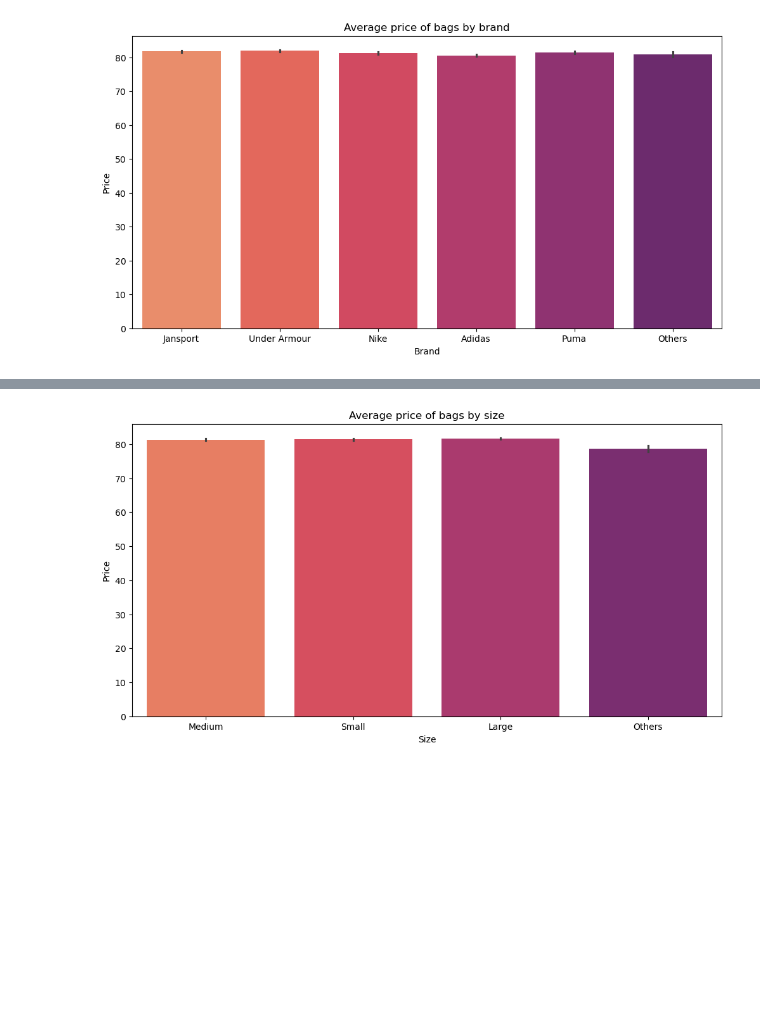
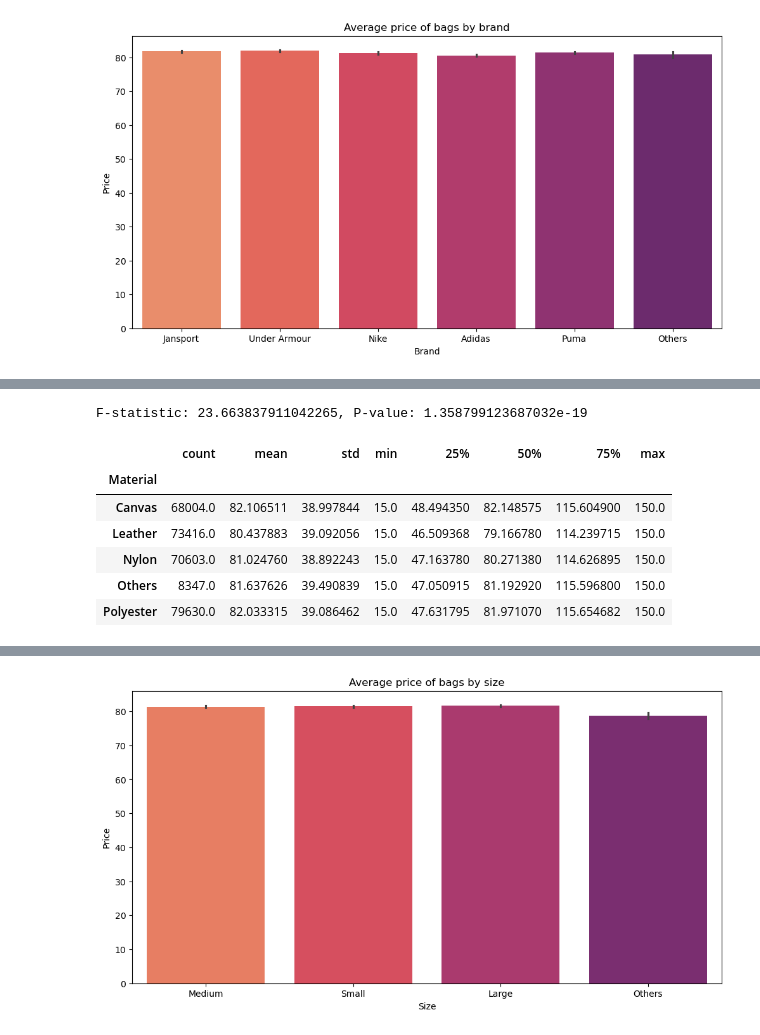
Before and after one commit to janejeshen/Backpack-Price-Prediction, a Jupyter notebook: student-bag-price-prediction.ipynb, the cells around one changed output, grey strips where cells are left out. Drawn from its saved outputs; the diff is of its cells as text; code cells hidden in the pictures; blank space fills up the shorter version.

```diff
--- a/student-bag-price-prediction.ipynb
+++ b/student-bag-price-prediction.ipynb
@@ -617,0 +721,25 @@ plt.show()
+# %%
+from scipy.stats import f_oneway
+
+# Get price values for each material
+canvas_prices = train[train["Material"] == "Canvas"]["Price"]
+leather_prices = train[train["Material"] == "Leather"]["Price"]
+nylon_prices = train[train["Material"] == "Nylon"]["Price"]
+others_prices = train[train["Material"] == "Others"]["Price"]
+polyester_prices = train[train["Material"] == "Polyester"]["Price"]
+
+# Perform one-way ANOVA test
+f_stat, p_value = f_oneway(canvas_prices, leather_prices, nylon_prices, others_prices, polyester_prices)
+print(f"F-statistic: {f_stat}, P-value: {p_value}")
+# %% [output]
+F-statistic: 23.663837911042265, P-value: 1.358799123687032e-19
+# %%
+train.groupby("Material")["Price"].describe()
+# %% [output]
+|  | count | mean | std | min | 25% | 50% | 75% | max |
+| Material |  |  |  |  |  |  |  |  |
+| Canvas | 68004.0 | 82.106511 | 38.997844 | 15.0 | 48.494350 | 82.148575 | 115.604900 | 150.0 |
+| Leather | 73416.0 | 80.437883 | 39.092056 | 15.0 | 46.509368 | 79.166780 | 114.239715 | 150.0 |
+| Nylon | 70603.0 | 81.024760 | 38.892243 | 15.0 | 47.163780 | 80.271380 | 114.626895 | 150.0 |
+| Others | 8347.0 | 81.637626 | 39.490839 | 15.0 | 47.050915 | 81.192920 | 115.596800 | 150.0 |
+| Polyester | 79630.0 | 82.033315 | 39.086462 | 15.0 | 47.631795 | 81.971070 | 115.654682 | 150.0 |
```
Also changed, not shown: parts of 19 cells of this notebook.
